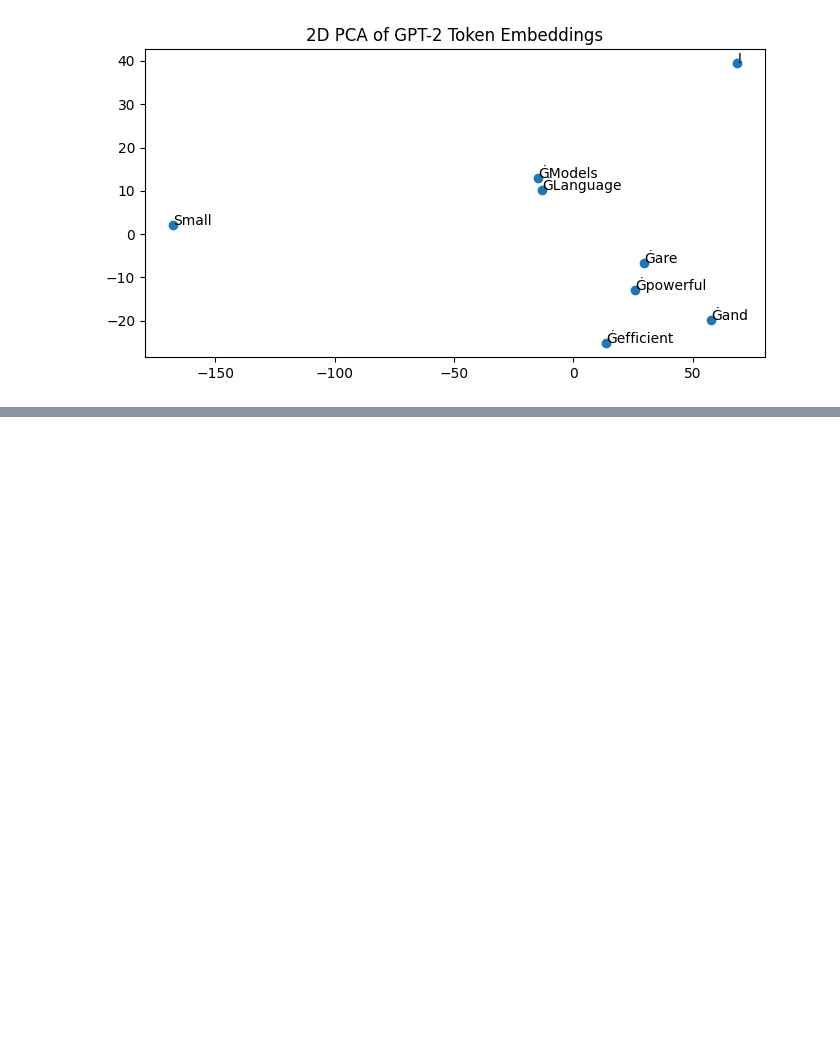
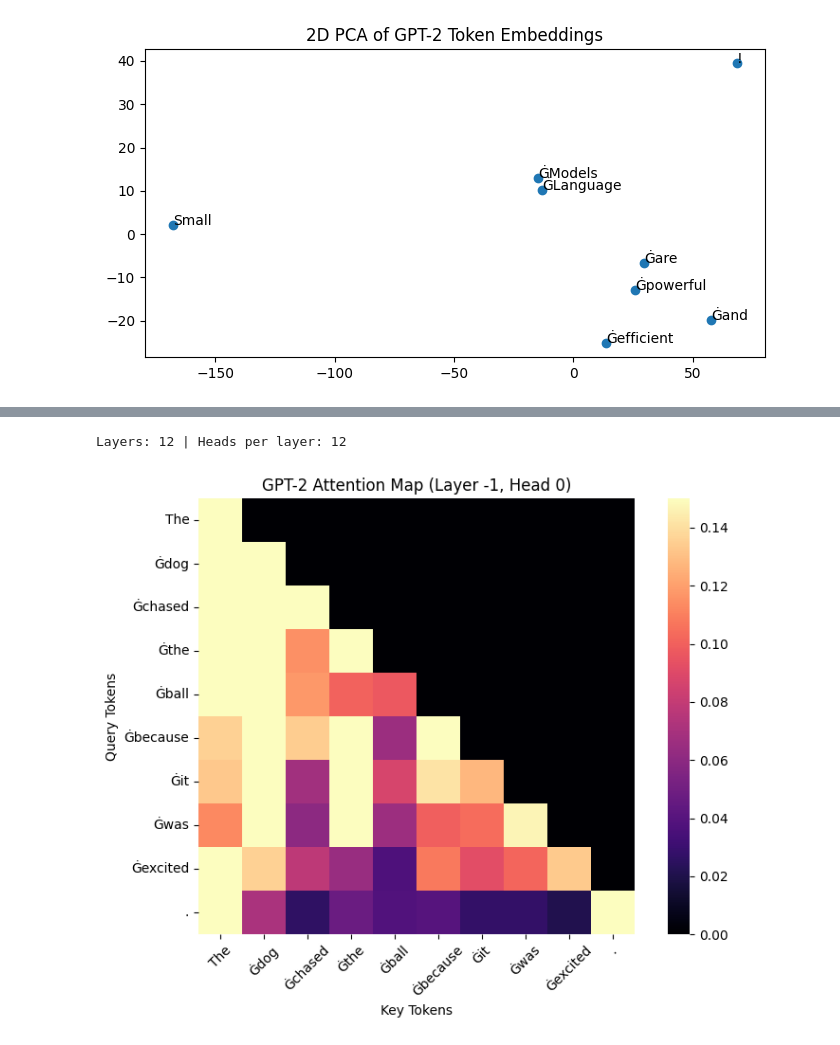
Before and after one commit to swamibala/llm-basics, a Jupyter notebook: tokenization.ipynb, the cells around one changed output, grey strips where cells are left out. Saved outputs shown, nothing was run; the diff lists cells and outputs as text; code cells hidden in the pictures; blank space fills up the shorter version.

```diff
--- a/tokenization.ipynb
+++ b/tokenization.ipynb
@@ -158,2 +207,40 @@ plt.show()
 # %%
 # Understanding & Visualizing Attention (GPT-2)
+import torch
+from transformers import AutoTokenizer, AutoModelForCausalLM
+import matplotlib.pyplot as plt
+import seaborn as sns
+import numpy as np
+
+
+tokenizer = AutoTokenizer.from_pretrained("gpt2")
+model = AutoModelForCausalLM.from_pretrained("gpt2", output_attentions=True)
+model.eval()
+
+sentence = "The dog chased the ball because it was excited."
+inputs = tokenizer(sentence, return_tensors="pt")
+
+with torch.no_grad():
+    outputs = model(**inputs, output_attentions=True)
+
+attentions = outputs.attentions  # list: one tensor per layer
+print(f"Layers: {len(attentions)} | Heads per layer: {attentions[0].shape[1]}")
+
+# Visualize one attention head from the last layer
+layer = -1  # last layer
+head = 0   # first attention head
+
+attention = attentions[layer][0, head].cpu()
+tokens = tokenizer.convert_ids_to_tokens(inputs["input_ids"][0])
+
+plt.figure(figsize=(8,6))
+sns.heatmap(np.log1p(attention), xticklabels=tokens, yticklabels=tokens, cmap="magma", square=True, vmin=0.0, vmax=0.15)
+plt.title(f"GPT-2 Attention Map (Layer {layer}, Head {head})")
+plt.xlabel("Key Tokens")
+plt.ylabel("Query Tokens")
+plt.xticks(rotation=45)
+plt.tight_layout()
+plt.show()
+# %% [output]
+Layers: 12 | Heads per layer: 12
+[figure, added]
```
Also changed, not shown: parts of 4 cells of this notebook, 1 other file.
